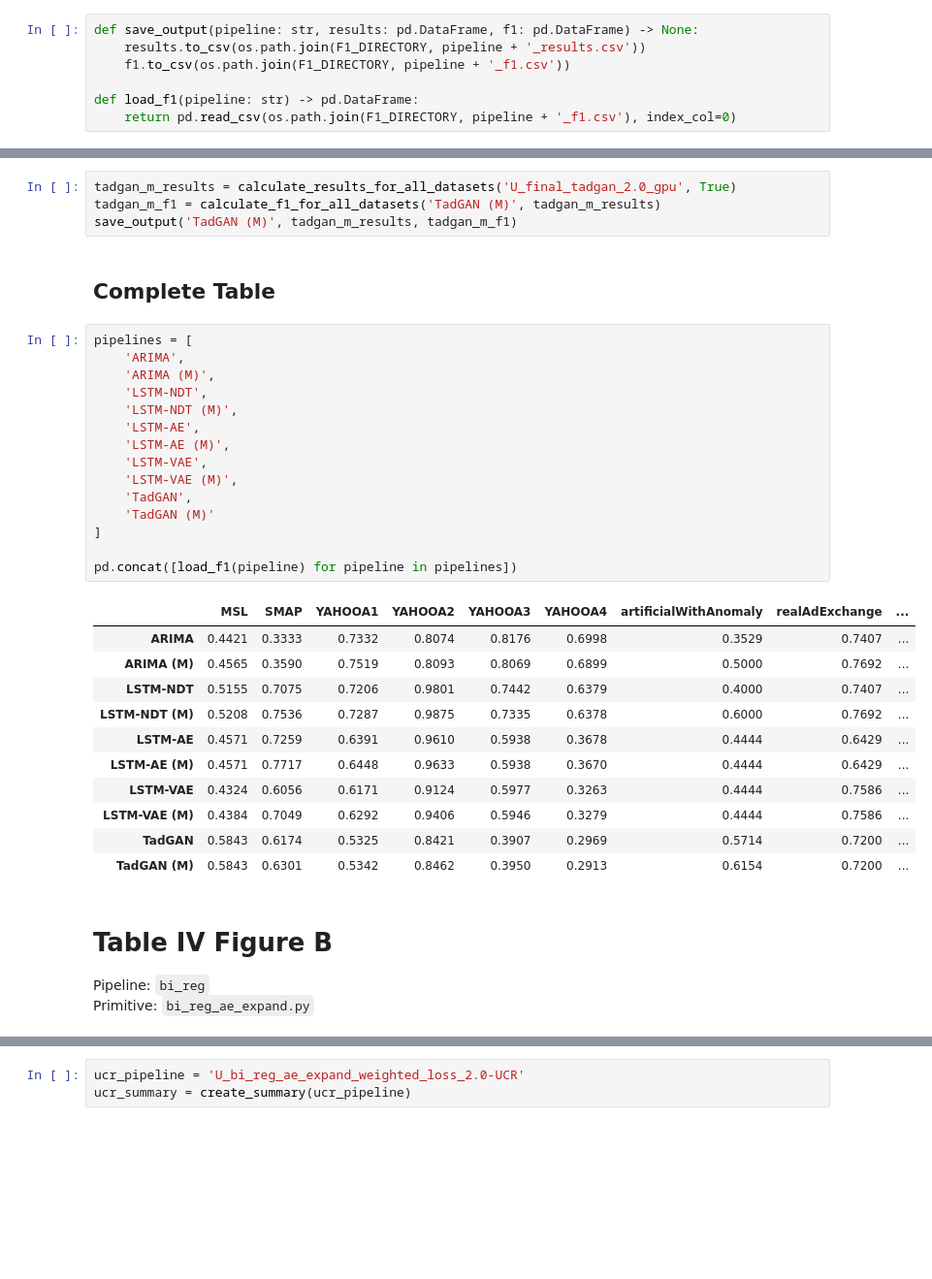
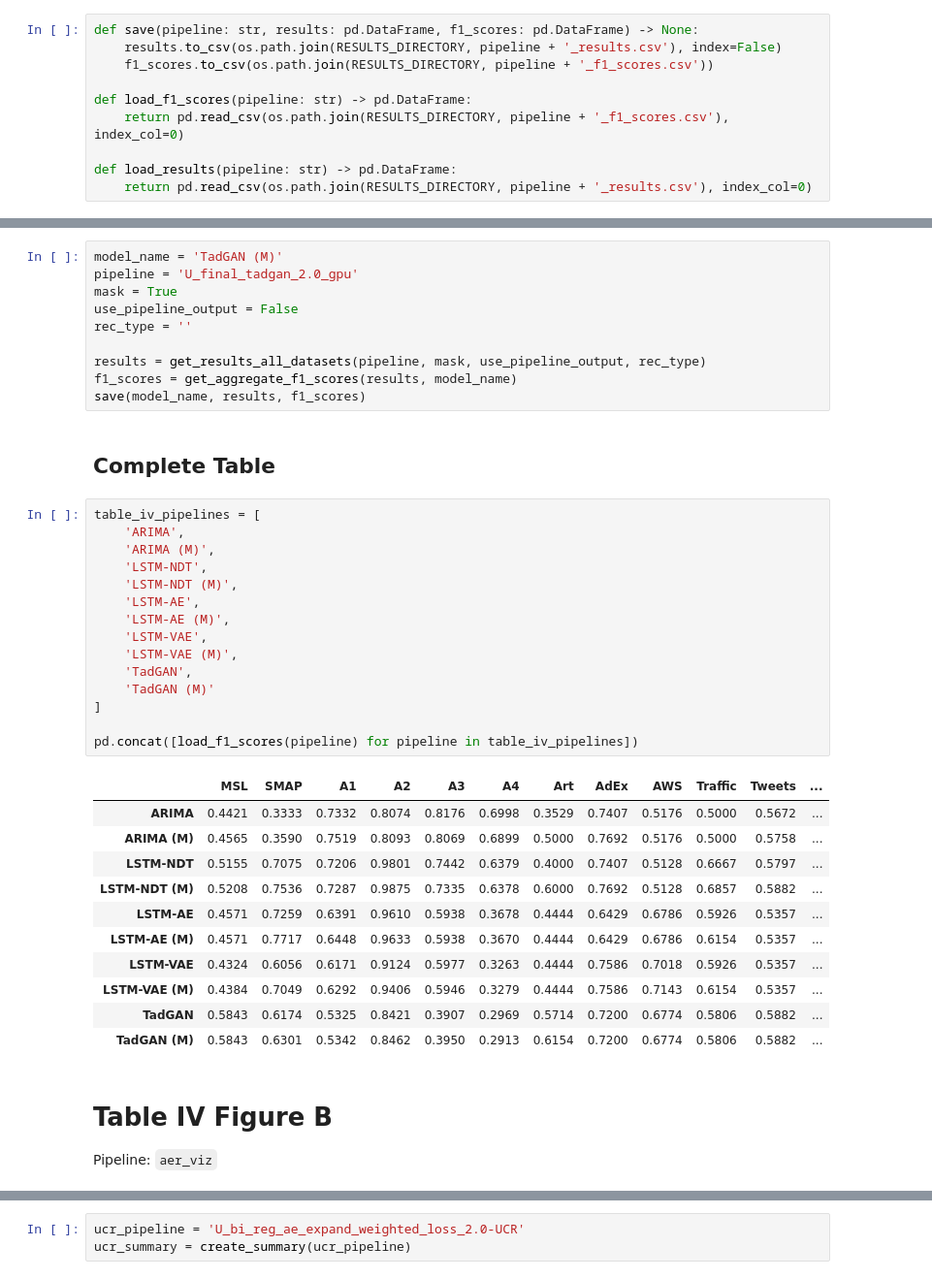
Before and after one commit to sintel-dev/Orion, a Jupyter notebook: notebooks/results.ipynb, the cells around one changed output, grey strips where cells are left out. Shown at 97% size. Drawn from its saved outputs; the diff is of its cells as text; blank space fills up the shorter version.

Commit message:
Update results

```diff
--- a/notebooks/results.ipynb
+++ b/notebooks/results.ipynb
@@ -272,10 +298,13 @@ def calculate_f1_for_all_datasets(pipeline: str, results: pd.DataFrame, ndigits:
 # %%
-def save_output(pipeline: str, results: pd.DataFrame, f1: pd.DataFrame) -> None:
-    results.to_csv(os.path.join(F1_DIRECTORY, pipeline + '_results.csv'))
-    f1.to_csv(os.path.join(F1_DIRECTORY, pipeline + '_f1.csv'))
+def save(pipeline: str, results: pd.DataFrame, f1_scores: pd.DataFrame) -> None:
+    results.to_csv(os.path.join(RESULTS_DIRECTORY, pipeline + '_results.csv'), index=False)
+    f1_scores.to_csv(os.path.join(RESULTS_DIRECTORY, pipeline + '_f1_scores.csv'))
 
-def load_f1(pipeline: str) -> pd.DataFrame:
-    return pd.read_csv(os.path.join(F1_DIRECTORY, pipeline + '_f1.csv'), index_col=0)
+def load_f1_scores(pipeline: str) -> pd.DataFrame:
+    return pd.read_csv(os.path.join(RESULTS_DIRECTORY, pipeline + '_f1_scores.csv'), index_col=0)
+
+def load_results(pipeline: str) -> pd.DataFrame:
+    return pd.read_csv(os.path.join(RESULTS_DIRECTORY, pipeline + '_results.csv'), index_col=0)
 # %% [markdown]
 # Table IV Figure A
 # %% [markdown]
@@ -371,38 +454,43 @@ Params: `orion.primitives.tadgan.TadGAN.json`
 # %%
-tadgan_m_results = calculate_results_for_all_datasets('U_final_tadgan_2.0_gpu', True)
-tadgan_m_f1 = calculate_f1_for_all_datasets('TadGAN (M)', tadgan_m_results)
-save_output('TadGAN (M)', tadgan_m_results, tadgan_m_f1)
+model_name = 'TadGAN (M)'
+pipeline = 'U_final_tadgan_2.0_gpu'
+mask = True
+use_pipeline_output = False
+rec_type = ''
+
+results = get_results_all_datasets(pipeline, mask, use_pipeline_output, rec_type)
+f1_scores = get_aggregate_f1_scores(results, model_name)
+save(model_name, results, f1_scores)
 # %% [markdown]
 ## Complete Table
 # %%
-pipelines = [
+table_iv_pipelines = [
     'ARIMA',
     'ARIMA (M)',
     'LSTM-NDT',
     'LSTM-NDT (M)',
     'LSTM-AE',
     'LSTM-AE (M)',
     'LSTM-VAE',
     'LSTM-VAE (M)',
     'TadGAN',
     'TadGAN (M)'
 ]
 
-pd.concat([load_f1(pipeline) for pipeline in pipelines])
+pd.concat([load_f1_scores(pipeline) for pipeline in table_iv_pipelines])
 # %% [output]
-|  | MSL | SMAP | YAHOOA1 | YAHOOA2 | YAHOOA3 | YAHOOA4 | artificialWithAnomaly | realAdExchange | ... |
-| ARIMA | 0.4421 | 0.3333 | 0.7332 | 0.8074 | 0.8176 | 0.6998 | 0.3529 | 0.7407 | ... |
-| ARIMA (M) | 0.4565 | 0.3590 | 0.7519 | 0.8093 | 0.8069 | 0.6899 | 0.5000 | 0.7692 | ... |
-| LSTM-NDT | 0.5155 | 0.7075 | 0.7206 | 0.9801 | 0.7442 | 0.6379 | 0.4000 | 0.7407 | ... |
-| LSTM-NDT (M) | 0.5208 | 0.7536 | 0.7287 | 0.9875 | 0.7335 | 0.6378 | 0.6000 | 0.7692 | ... |
-| LSTM-AE | 0.4571 | 0.7259 | 0.6391 | 0.9610 | 0.5938 | 0.3678 | 0.4444 | 0.6429 | ... |
-| LSTM-AE (M) | 0.4571 | 0.7717 | 0.6448 | 0.9633 | 0.5938 | 0.3670 | 0.4444 | 0.6429 | ... |
-| LSTM-VAE | 0.4324 | 0.6056 | 0.6171 | 0.9124 | 0.5977 | 0.3263 | 0.4444 | 0.7586 | ... |
-| LSTM-VAE (M) | 0.4384 | 0.7049 | 0.6292 | 0.9406 | 0.5946 | 0.3279 | 0.4444 | 0.7586 | ... |
-| TadGAN | 0.5843 | 0.6174 | 0.5325 | 0.8421 | 0.3907 | 0.2969 | 0.5714 | 0.7200 | ... |
-| TadGAN (M) | 0.5843 | 0.6301 | 0.5342 | 0.8462 | 0.3950 | 0.2913 | 0.6154 | 0.7200 | ... |
+|  | MSL | SMAP | A1 | A2 | A3 | A4 | Art | AdEx | AWS | Traffic | Tweets | ... |
+| ARIMA | 0.4421 | 0.3333 | 0.7332 | 0.8074 | 0.8176 | 0.6998 | 0.3529 | 0.7407 | 0.5176 | 0.5000 | 0.5672 | ... |
+| ARIMA (M) | 0.4565 | 0.3590 | 0.7519 | 0.8093 | 0.8069 | 0.6899 | 0.5000 | 0.7692 | 0.5176 | 0.5000 | 0.5758 | ... |
+| LSTM-NDT | 0.5155 | 0.7075 | 0.7206 | 0.9801 | 0.7442 | 0.6379 | 0.4000 | 0.7407 | 0.5128 | 0.6667 | 0.5797 | ... |
+| LSTM-NDT (M) | 0.5208 | 0.7536 | 0.7287 | 0.9875 | 0.7335 | 0.6378 | 0.6000 | 0.7692 | 0.5128 | 0.6857 | 0.5882 | ... |
+| LSTM-AE | 0.4571 | 0.7259 | 0.6391 | 0.9610 | 0.5938 | 0.3678 | 0.4444 | 0.6429 | 0.6786 | 0.5926 | 0.5357 | ... |
+| LSTM-AE (M) | 0.4571 | 0.7717 | 0.6448 | 0.9633 | 0.5938 | 0.3670 | 0.4444 | 0.6429 | 0.6786 | 0.6154 | 0.5357 | ... |
+| LSTM-VAE | 0.4324 | 0.6056 | 0.6171 | 0.9124 | 0.5977 | 0.3263 | 0.4444 | 0.7586 | 0.7018 | 0.5926 | 0.5357 | ... |
+| LSTM-VAE (M) | 0.4384 | 0.7049 | 0.6292 | 0.9406 | 0.5946 | 0.3279 | 0.4444 | 0.7586 | 0.7143 | 0.6154 | 0.5357 | ... |
+| TadGAN | 0.5843 | 0.6174 | 0.5325 | 0.8421 | 0.3907 | 0.2969 | 0.5714 | 0.7200 | 0.6774 | 0.5806 | 0.5882 | ... |
+| TadGAN (M) | 0.5843 | 0.6301 | 0.5342 | 0.8462 | 0.3950 | 0.2913 | 0.6154 | 0.7200 | 0.6774 | 0.5806 | 0.5882 | ... |
 # %% [markdown]
 # Table IV Figure B
 
-Pipeline: `bi_reg` \
-Primitive: `bi_reg_ae_expand.py`
+Pipeline: `aer_viz`
```
Also changed, not shown: parts of 58 cells of this notebook.
